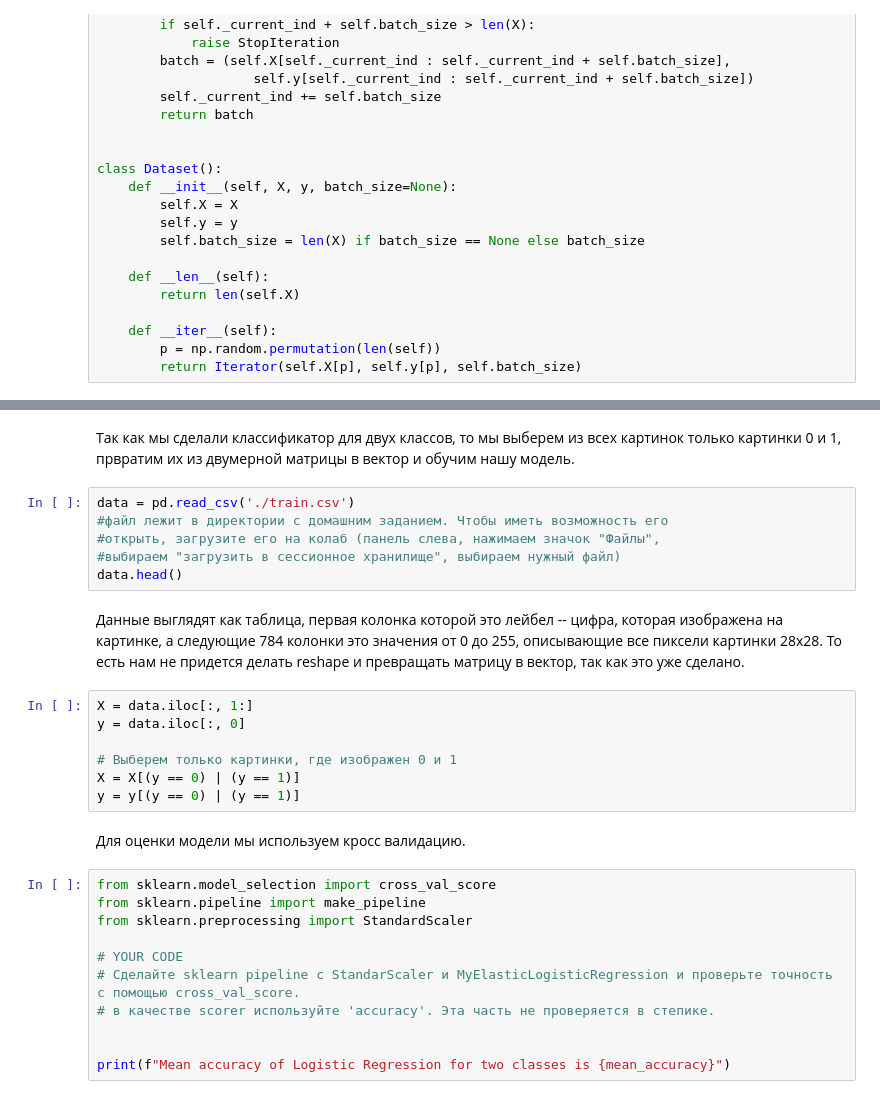
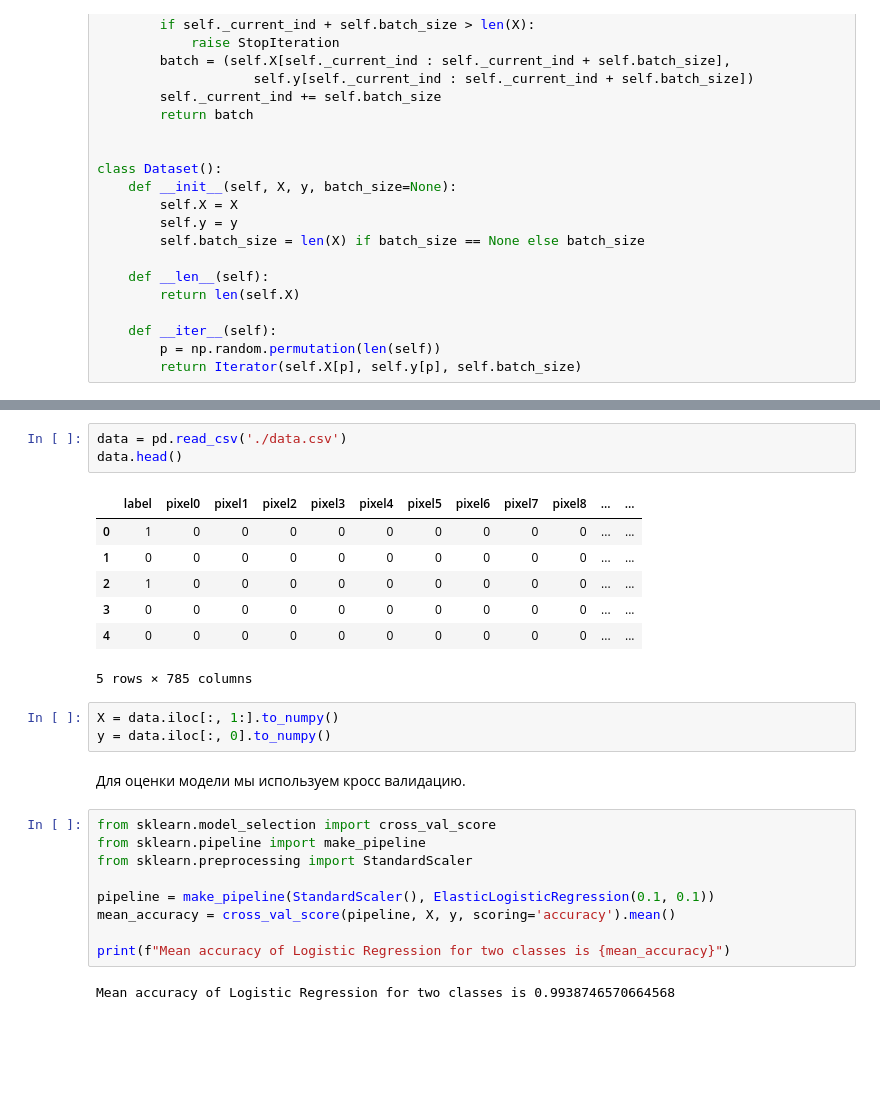
Before and after one commit to grvlko/ml-study, a Jupyter notebook: stepik-deep-learning-course/linear-models/linear_models.ipynb, the cells around one changed output, grey strips where cells are left out. Cells and saved outputs as stored; diff of their text form; blank space fills up the shorter version.

```diff
--- a/stepik-deep-learning-course/linear-models/linear_models.ipynb
+++ b/stepik-deep-learning-course/linear-models/linear_models.ipynb
@@ -344,20 +206,17 @@ plt.scatter(X[:, 0], X[:, 1], c=colored_y)
-# %% [markdown]
-Так как мы сделали классификатор для двух классов, то мы выберем из всех картинок только картинки 0 и 1, првратим их из двумерной матрицы в вектор и обучим нашу модель.
-# %%
-data = pd.read_csv('./train.csv')
-#файл лежит в директории с домашним заданием. Чтобы иметь возможность его
-#открыть, загрузите его на колаб (панель слева, нажимаем значок "Файлы",
-#выбираем "загрузить в сессионное хранилище", выбираем нужный файл)
-data.head()
-# %% [markdown]
-Данные выглядят как таблица, первая колонка которой это лейбел -- цифра, которая изображена на картинке, а следующие 784 колонки это значения от 0 до 255, описывающие все пиксели картинки 28х28. То есть нам не придется делать reshape и превращать матрицу в вектор, так как это уже сделано.
-# %%
-X = data.iloc[:, 1:]
-y = data.iloc[:, 0]
-
-# Выберем только картинки, где изображен 0 и 1
-X = X[(y == 0) | (y == 1)]
-y = y[(y == 0) | (y == 1)]
+# %%
+data = pd.read_csv('./data.csv')
+data.head()
+# %% [output]
+|  | label | pixel0 | pixel1 | pixel2 | pixel3 | pixel4 | pixel5 | pixel6 | pixel7 | pixel8 | ... | ... |
+| 0 | 1 | 0 | 0 | 0 | 0 | 0 | 0 | 0 | 0 | 0 | ... | ... |
+| 1 | 0 | 0 | 0 | 0 | 0 | 0 | 0 | 0 | 0 | 0 | ... | ... |
+| 2 | 1 | 0 | 0 | 0 | 0 | 0 | 0 | 0 | 0 | 0 | ... | ... |
+| 3 | 0 | 0 | 0 | 0 | 0 | 0 | 0 | 0 | 0 | 0 | ... | ... |
+| 4 | 0 | 0 | 0 | 0 | 0 | 0 | 0 | 0 | 0 | 0 | ... | ... |
+5 rows × 785 columns
+# %%
+X = data.iloc[:, 1:].to_numpy()
+y = data.iloc[:, 0].to_numpy()
 # %% [markdown]
 Для оценки модели мы используем кросс валидацию.
 # %%
@@ -365,9 +224,9 @@ from sklearn.model_selection import cross_val_score
 from sklearn.pipeline import make_pipeline
 from sklearn.preprocessing import StandardScaler
 
-# YOUR CODE
-# Сделайте sklearn pipeline с StandarScaler и MyElasticLogisticRegression и проверьте точность с помощью cross_val_score.
-# в качестве scorer используйте 'accuracy'. Эта часть не проверяется в степике.
-
+pipeline = make_pipeline(StandardScaler(), ElasticLogisticRegression(0.1, 0.1))
+mean_accuracy = cross_val_score(pipeline, X, y, scoring='accuracy').mean()
 
 print(f"Mean accuracy of Logistic Regression for two classes is {mean_accuracy}")
+# %% [output]
+Mean accuracy of Logistic Regression for two classes is 0.9938746570664568
```
Also changed, not shown: parts of 21 cells of this notebook, 1 other file.
